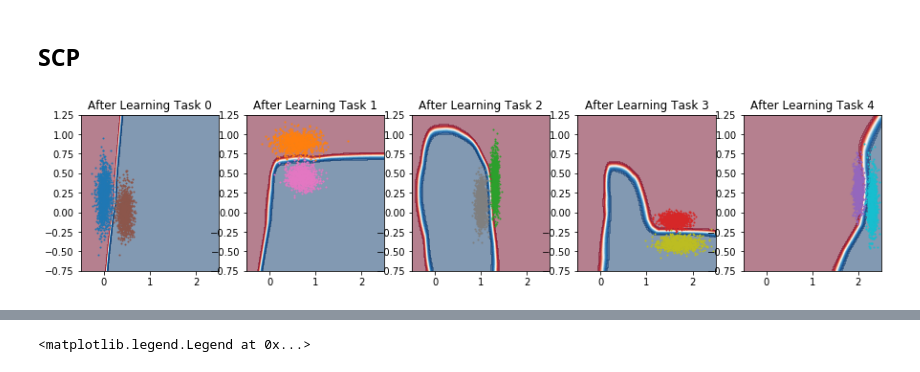
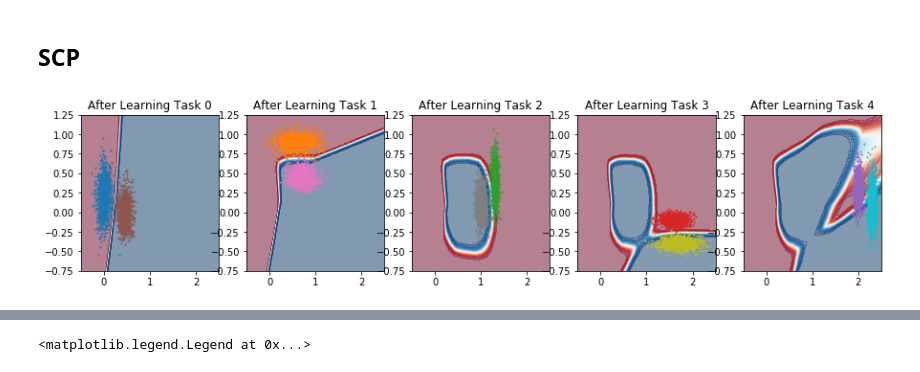
Before and after one commit to lihr04/corel2m, a Jupyter notebook: quad_sequential_lines.ipynb, the cells around one changed output, grey strips where cells are left out. Cells and saved outputs as stored; diff of their text form; code cells hidden in the pictures.

```diff
--- a/quad_sequential_lines.ipynb
+++ b/quad_sequential_lines.ipynb
@@ -362,7 +409,7 @@ Text(0.5, 0.98, 'Using MAS Regularizer')
 # %%
 from utils.mas_utils.sketchMAS import SketchMAS
 # %%
-sketch_mas_importance=3e+3
+sketch_mas_importance=1e4
 ## define a MLP model
 model=mlp.MLP(input_size=input_size,output_size=output_size,
               hidden_size=hidden_sizes,activation=activation,
@@ -421,0 +473,41 @@ Text(0.5, 0.98, 'Using SketchMAS Regularizer')
+# %%
+full_mas_importance=1e4
+## define a MLP model
+model=mlp.MLP(input_size=input_size,output_size=output_size,
+              hidden_size=hidden_sizes,activation=activation,
+              require_bias=True,device=device).to(device)
+
+full_mas= FullMAS(model,device=device,alpha=0.5)
+
+fig, ax=plt.subplots(1,num_task,figsize=(3*num_task,3))
+
+## performing training
+loss_full_mas, acc_full_mas = {}, {}
+for task in tqdm(range(num_task)):
+    loss_full_mas[task] = []
+    acc_full_mas[task] = []
+    for _ in tqdm(range(epochs)):
+        optimizer = torch.optim.Adam(params=model.parameters(),lr=lr)
+        loss_full_mas[task].append(train_test_model.mas_train_classifier(mas=full_mas,
+                                                                    optimizer=optimizer,
+                                                                    data_loader=train_loader[task],
+                                                                    importance=full_mas_importance,
+                                                                    device=device))
+        for sub_task in range(task + 1):
+            acc_full_mas[sub_task].append(train_test_model.test_classifier(model=full_mas.model,
+                                                                    data_loader=test_loader[sub_task],
+                                                                     device=device))
+    full_mas.consolidate(train_loader[task])
+#     torch.save(mas.model.state_dict(), 'saved_models/model_mas_'+str(task)+'.pt')
+
+    pred=nn.Softmax(-1)(model(grid.to(device)))[:,1].reshape(150,100).detach().cpu().numpy()
+    ax[task].contourf(X, Y, pred,cmap='RdBu', alpha=0.5,levels=50)
+    for l in range(task,task+1):
+        idx = np.where(datagen.y == l)
+        ax[task].scatter(datagen.X[idx][:,0], datagen.X[idx][:,1], c=color[l], s=1)
+        idx = np.where(datagen.y == l+datagen.offset)
+        ax[task].scatter(datagen.X[idx][:,0], datagen.X[idx][:,1], c=color[l+datagen.offset], s=1)
+    ax[task].set_xlim(-0.5,2.5)
+    ax[task].set_ylim(-0.75,1.25)
+    ax[task].set_title('After Learning Task %d'%task)
+plt.show()
@@ -422,7 +517,7 @@ Text(0.5, 0.98, 'Using SketchMAS Regularizer')
 # %% [markdown]
 ## SCP
 # %%
-scp_importance=1e+1
+scp_importance=1e+3
 ## define a MLP model
 model=mlp.MLP(input_size=input_size,output_size=output_size,
               hidden_size=hidden_sizes,activation=activation,
@@ -439,34 +534,34 @@ for task in tqdm(range(num_task)):
     for _ in tqdm(range(epochs)):
         optimizer = torch.optim.Adam(params=model.parameters(),lr=lr)
         loss_scp[task].append(train_test_model.scp_train_classifier(scp=scp,
                                                                     optimizer=optimizer,
                                                                     data_loader=train_loader[task],
                                                                     importance=scp_importance,
                                                                     device=device))
         for sub_task in range(task + 1):
             acc_scp[sub_task].append(train_test_model.test_classifier(model=scp.model,
                                                                      data_loader=test_loader[sub_task],
                                                                      device=device))
     scp.consolidate(train_loader[task])
 #     torch.save(scp.model.state_dict(), 'saved_models/model_scp_'+str(task)+'.pt')
 
     importance_SCP=list()
     for i,n in enumerate(scp._precision_matrices.keys()):
         importance_SCP.append(scp._precision_matrices[n].detach().cpu().numpy())
 
     pred=nn.Softmax(-1)(model(grid.to(device)))[:,1].reshape(150,100).detach().cpu().numpy()
     ax[task].contourf(X, Y, pred,cmap='RdBu', alpha=0.5,levels=50)
     for l in range(task,task+1):
         idx = np.where(datagen.y == l)
         ax[task].scatter(datagen.X[idx][:,0], datagen.X[idx][:,1], c=color[l], s=1)
         idx = np.where(datagen.y == l+datagen.offset)
         ax[task].scatter(datagen.X[idx][:,0], datagen.X[idx][:,1], c=color[l+datagen.offset], s=1)
     ax[task].set_xlim(-0.5,2.5)
     ax[task].set_ylim(-0.75,1.25)
     ax[task].set_title('After Learning Task %d'%task)
 plt.show()
 # %% [output]
-[figure, old version]
+[figure, new version]
 # %%
 fig, ax=plt.subplots(1,2,figsize=(10,5))
 for t, v in loss_scp.items():
```
Also changed, not shown: parts of 23 cells of this notebook, 1 other file.
